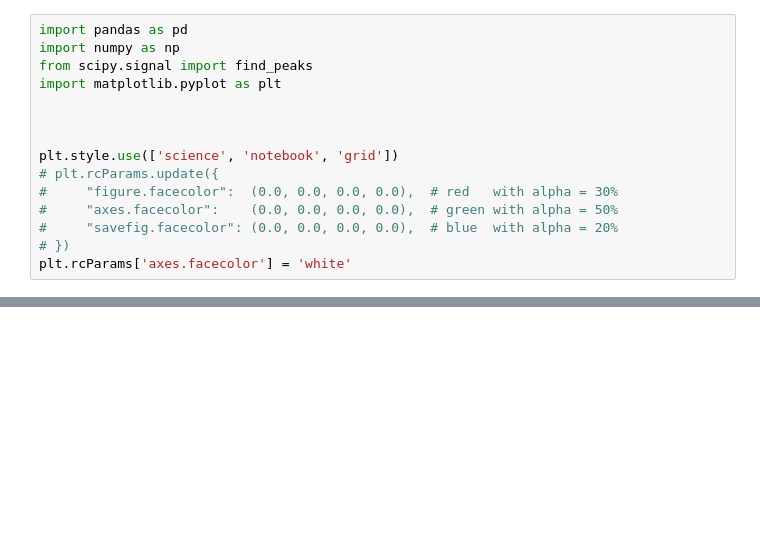
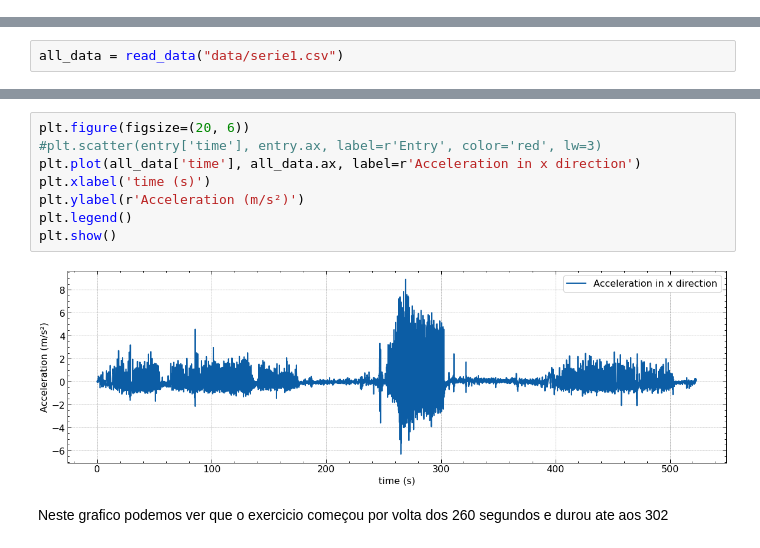
Before and after one commit to tiagovportela/StrokeClassification, a Jupyter notebook: notebook.ipynb, the cells around one changed output, grey strips where cells are left out. Drawn from its saved outputs; the diff is of its cells as text; blank space fills up the shorter version.

```diff
--- a/notebook.ipynb
+++ b/notebook.ipynb
@@ -1,15 +0,0 @@
-# %%
-import pandas as pd
-import numpy as np
-from scipy.signal import find_peaks
-import matplotlib.pyplot as plt
-
-
-
-plt.style.use(['science', 'notebook', 'grid'])
-# plt.rcParams.update({
-#     "figure.facecolor":  (0.0, 0.0, 0.0, 0.0),  # red   with alpha = 30%
-#     "axes.facecolor":    (0.0, 0.0, 0.0, 0.0),  # green with alpha = 50%
-#     "savefig.facecolor": (0.0, 0.0, 0.0, 0.0),  # blue  with alpha = 20%
-# })
-plt.rcParams['axes.facecolor'] = 'white'
@@ -295,0 +43,2 @@ Name: max, Length: 300, dtype: float64
+# %%
+all_data = read_data("data/serie1.csv")
@@ -295,0 +54,12 @@ Name: max, Length: 300, dtype: float64
+# %%
+plt.figure(figsize=(20, 6))
+#plt.scatter(entry['time'], entry.ax, label=r'Entry', color='red', lw=3)
+plt.plot(all_data['time'], all_data.ax, label=r'Acceleration in x direction')
+plt.xlabel('time (s)')
+plt.ylabel(r'Acceleration (m/s²)')
+plt.legend()
+plt.show()
+# %% [output]
+[figure, added]
+# %% [markdown]
+Neste grafico podemos ver que o exercicio começou por volta dos 260 segundos e durou ate aos 302
```
Also changed, not shown: parts of 37 cells of this notebook, 13 other files.
